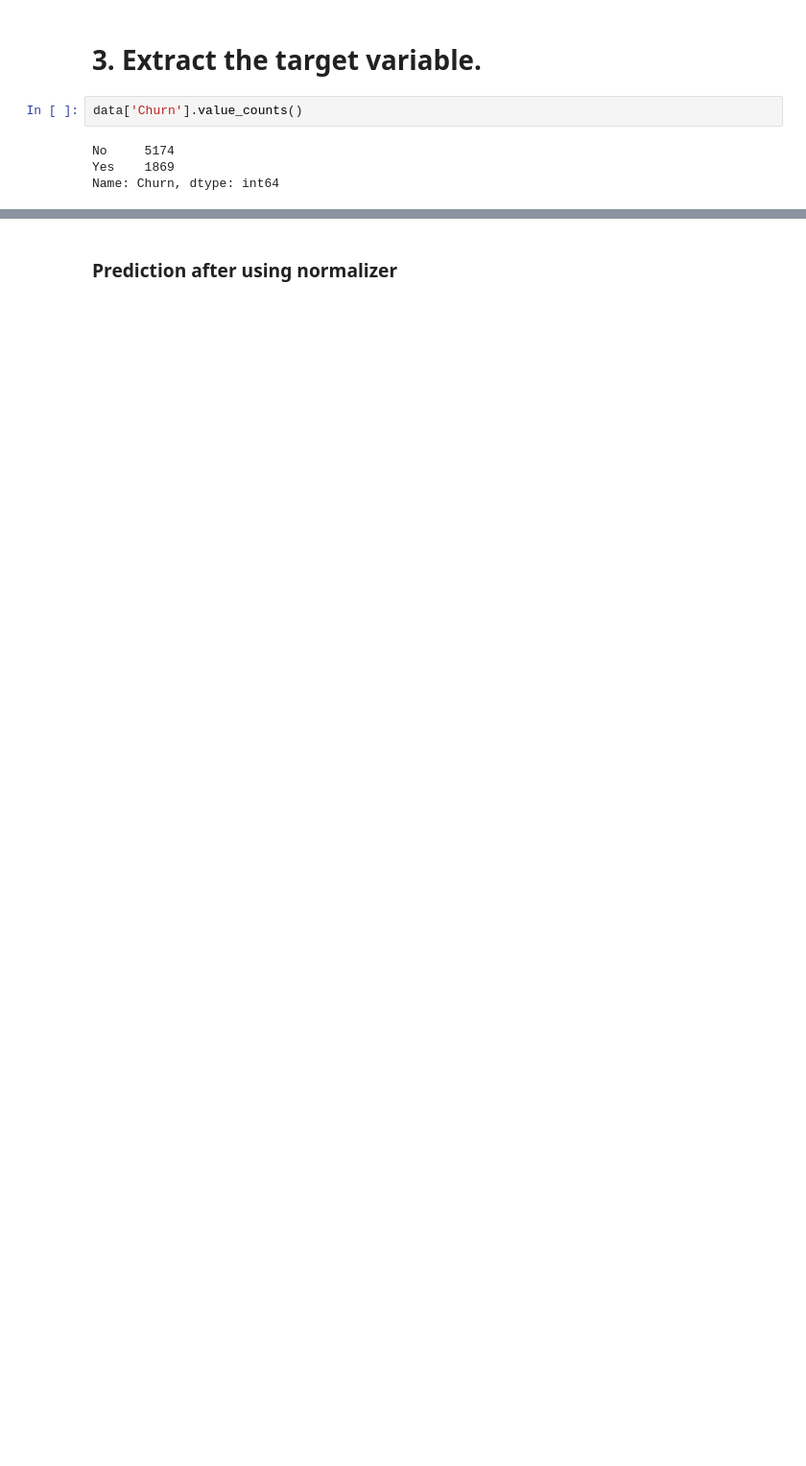
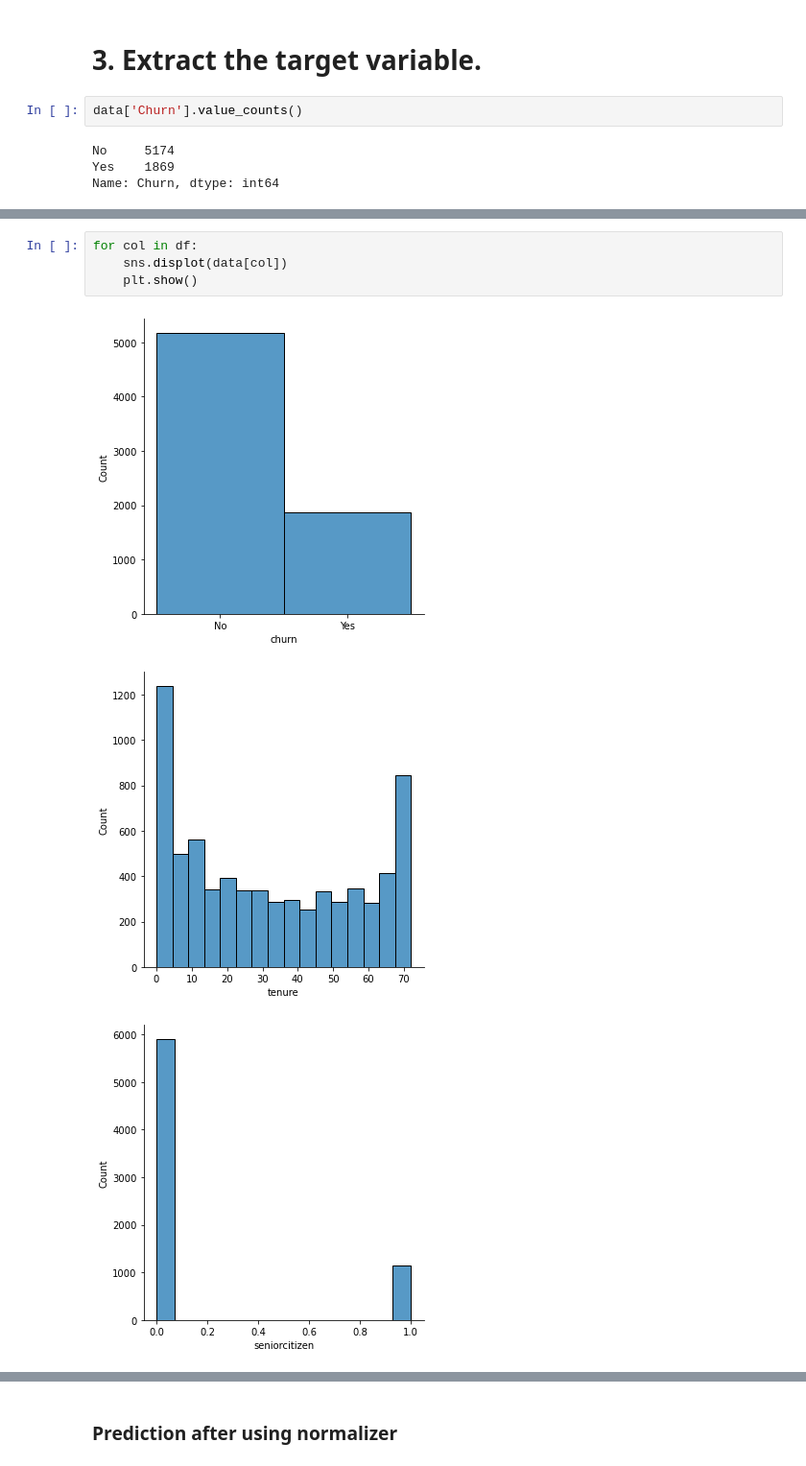
Before and after one commit to radhikagokhale/lab-imbalanced-data, a Jupyter notebook: solution.ipynb, the cells around one changed output, grey strips where cells are left out. Shown at 96% size. Saved outputs shown, nothing was run; the diff lists cells and outputs as text; blank space fills up the shorter version.

```diff
--- a/solution.ipynb
+++ b/solution.ipynb
@@ -139,0 +164,8 @@ weighted avg       0.77      0.78      0.77      1409
+# %%
+for col in df:
+    sns.displot(data[col])
+    plt.show()
+# %% [output]
+[figure, new version]
+[figure]
+[figure, new version]
```
Also changed, not shown: parts of 40 cells of this notebook.
